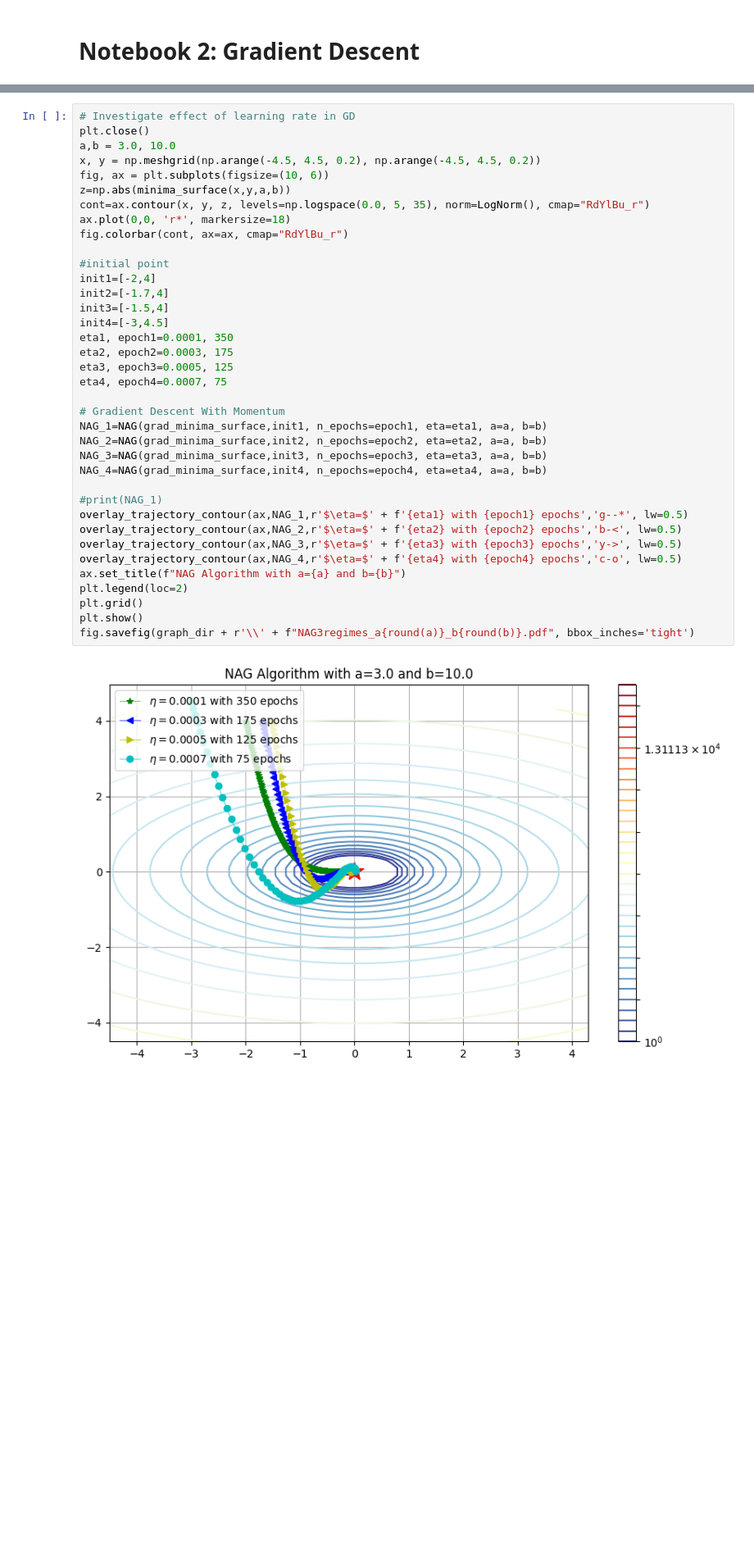
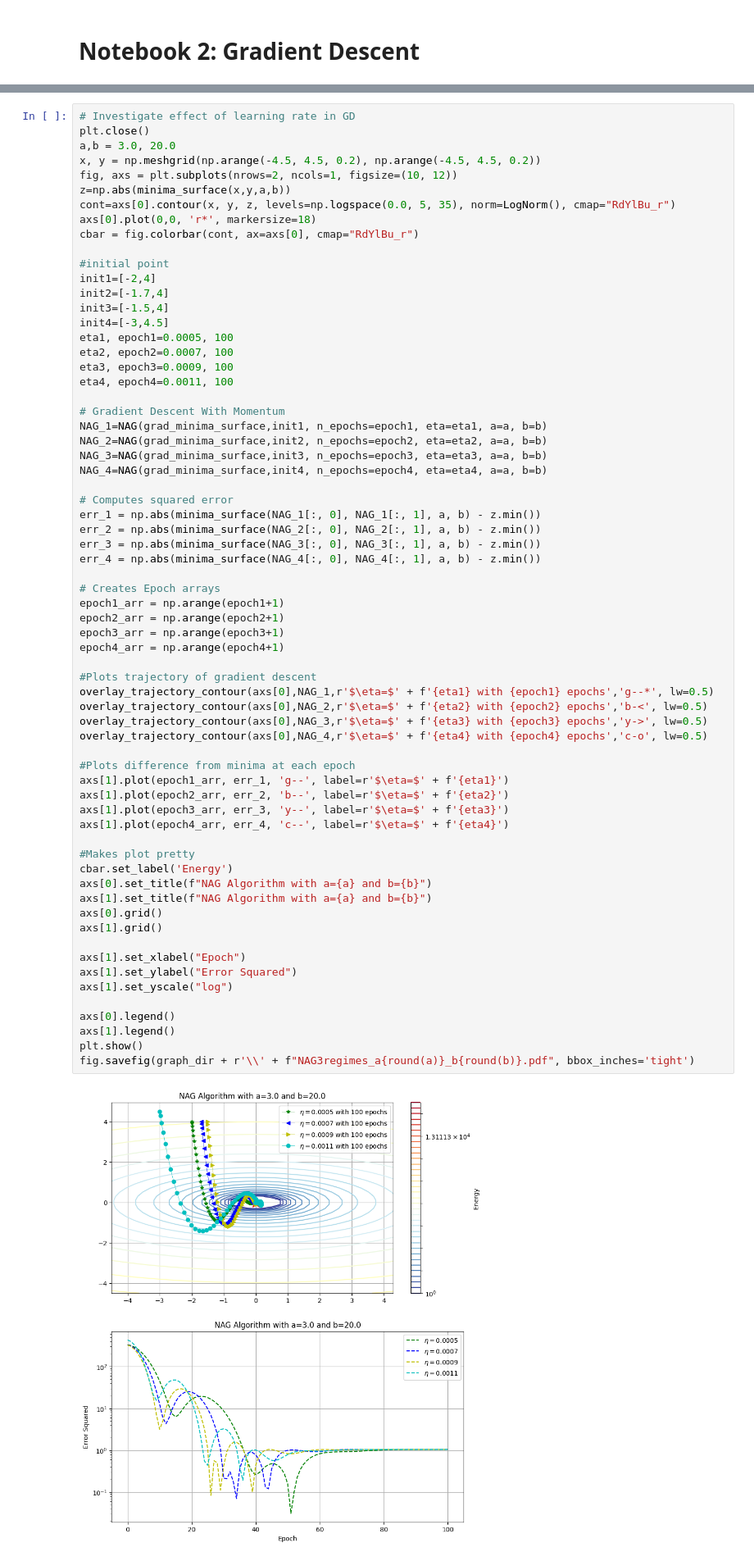
Before and after one commit to giacomobelleri/mlreview_notebooks, a Jupyter notebook: jupyter_notebooks/notebooks/NB2_CIV-gradient_descent.ipynb, the cells around one changed output, grey strips where cells are left out. Shown at 82% size. Drawn from its saved outputs; the diff is of its cells as text; blank space fills up the shorter version.

```diff
--- a/jupyter_notebooks/notebooks/NB2_CIV-gradient_descent.ipynb
+++ b/jupyter_notebooks/notebooks/NB2_CIV-gradient_descent.ipynb
@@ -403,42 +628,71 @@ fig.savefig(graph_dir + r'\\' + f"NAG3regimes_a{round(a)}_b{round(b)}.pdf", bbox
 # %%
 # Investigate effect of learning rate in GD
 plt.close()
-a,b = 3.0, 10.0
+a,b = 3.0, 20.0
 x, y = np.meshgrid(np.arange(-4.5, 4.5, 0.2), np.arange(-4.5, 4.5, 0.2))
-fig, ax = plt.subplots(figsize=(10, 6))
+fig, axs = plt.subplots(nrows=2, ncols=1, figsize=(10, 12))
 z=np.abs(minima_surface(x,y,a,b))
-cont=ax.contour(x, y, z, levels=np.logspace(0.0, 5, 35), norm=LogNorm(), cmap="RdYlBu_r")
-ax.plot(0,0, 'r*', markersize=18)
-fig.colorbar(cont, ax=ax, cmap="RdYlBu_r")
+cont=axs[0].contour(x, y, z, levels=np.logspace(0.0, 5, 35), norm=LogNorm(), cmap="RdYlBu_r")
+axs[0].plot(0,0, 'r*', markersize=18)
+cbar = fig.colorbar(cont, ax=axs[0], cmap="RdYlBu_r")
 
 #initial point
 init1=[-2,4]
 init2=[-1.7,4]
 init3=[-1.5,4]
 init4=[-3,4.5]
-eta1, epoch1=0.0001, 350
-eta2, epoch2=0.0003, 175
-eta3, epoch3=0.0005, 125
-eta4, epoch4=0.0007, 75
+eta1, epoch1=0.0005, 100
+eta2, epoch2=0.0007, 100
+eta3, epoch3=0.0009, 100
+eta4, epoch4=0.0011, 100
 
 # Gradient Descent With Momentum
 NAG_1=NAG(grad_minima_surface,init1, n_epochs=epoch1, eta=eta1, a=a, b=b)
 NAG_2=NAG(grad_minima_surface,init2, n_epochs=epoch2, eta=eta2, a=a, b=b)
 NAG_3=NAG(grad_minima_surface,init3, n_epochs=epoch3, eta=eta3, a=a, b=b)
 NAG_4=NAG(grad_minima_surface,init4, n_epochs=epoch4, eta=eta4, a=a, b=b)
 
-#print(NAG_1)
-overlay_trajectory_contour(ax,NAG_1,r'$\eta=$' + f'{eta1} with {epoch1} epochs','g--*', lw=0.5)
-overlay_trajectory_contour(ax,NAG_2,r'$\eta=$' + f'{eta2} with {epoch2} epochs','b-<', lw=0.5)
-overlay_trajectory_contour(ax,NAG_3,r'$\eta=$' + f'{eta3} with {epoch3} epochs','y->', lw=0.5)
-overlay_trajectory_contour(ax,NAG_4,r'$\eta=$' + f'{eta4} with {epoch4} epochs','c-o', lw=0.5)
-ax.set_title(f"NAG Algorithm with a={a} and b={b}")
-plt.legend(loc=2)
-plt.grid()
+# Computes squared error
+err_1 = np.abs(minima_surface(NAG_1[:, 0], NAG_1[:, 1], a, b) - z.min())
+err_2 = np.abs(minima_surface(NAG_2[:, 0], NAG_2[:, 1], a, b) - z.min())
+err_3 = np.abs(minima_surface(NAG_3[:, 0], NAG_3[:, 1], a, b) - z.min())
+err_4 = np.abs(minima_surface(NAG_4[:, 0], NAG_4[:, 1], a, b) - z.min())
+
+# Creates Epoch arrays
+epoch1_arr = np.arange(epoch1+1)
+epoch2_arr = np.arange(epoch2+1)
+epoch3_arr = np.arange(epoch3+1)
+epoch4_arr = np.arange(epoch4+1)
+
+#Plots trajectory of gradient descent
+overlay_trajectory_contour(axs[0],NAG_1,r'$\eta=$' + f'{eta1} with {epoch1} epochs','g--*', lw=0.5)
+overlay_trajectory_contour(axs[0],NAG_2,r'$\eta=$' + f'{eta2} with {epoch2} epochs','b-<', lw=0.5)
+overlay_trajectory_contour(axs[0],NAG_3,r'$\eta=$' + f'{eta3} with {epoch3} epochs','y->', lw=0.5)
+overlay_trajectory_contour(axs[0],NAG_4,r'$\eta=$' + f'{eta4} with {epoch4} epochs','c-o', lw=0.5)
+
+#Plots difference from minima at each epoch
+axs[1].plot(epoch1_arr, err_1, 'g--', label=r'$\eta=$' + f'{eta1}')
+axs[1].plot(epoch2_arr, err_2, 'b--', label=r'$\eta=$' + f'{eta2}')
+axs[1].plot(epoch3_arr, err_3, 'y--', label=r'$\eta=$' + f'{eta3}')
+axs[1].plot(epoch4_arr, err_4, 'c--', label=r'$\eta=$' + f'{eta4}')
+
+#Makes plot pretty
+cbar.set_label('Energy')
+axs[0].set_title(f"NAG Algorithm with a={a} and b={b}")
+axs[1].set_title(f"NAG Algorithm with a={a} and b={b}")
+axs[0].grid()
+axs[1].grid()
+
+axs[1].set_xlabel("Epoch")
+axs[1].set_ylabel("Error Squared")
+axs[1].set_yscale("log")
+
+axs[0].legend()
+axs[1].legend()
 plt.show()
 fig.savefig(graph_dir + r'\\' + f"NAG3regimes_a{round(a)}_b{round(b)}.pdf", bbox_inches='tight')
 # %% [output]
-[figure, old version]
+[figure, new version]
 # %% [markdown]
 
 ## Gradient Descents that utilize the second moment
```
Also changed, not shown: parts of 6 cells of this notebook, 8 other files.
